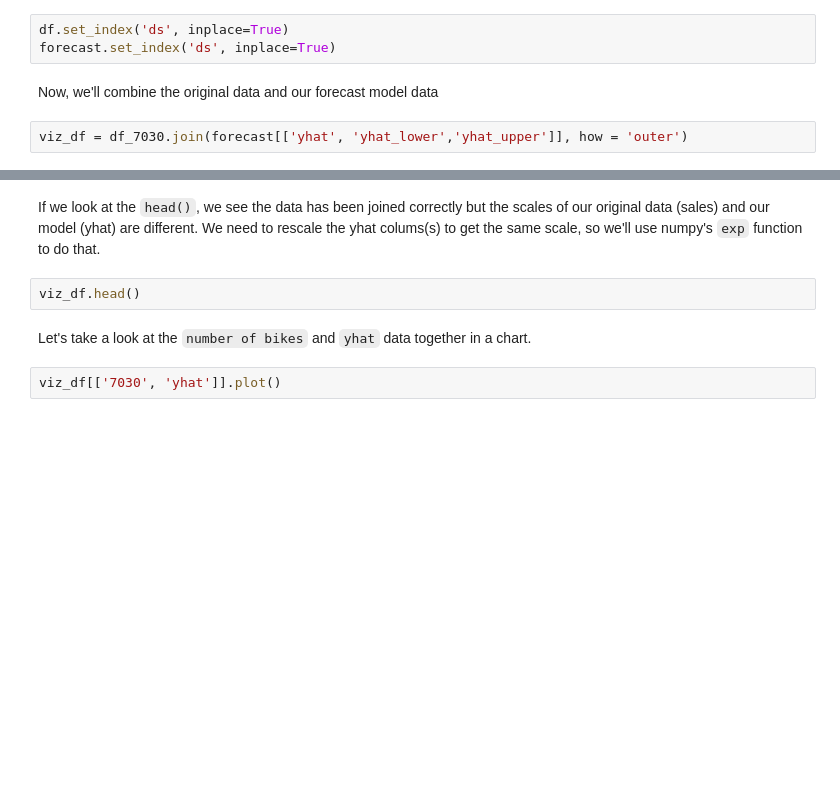
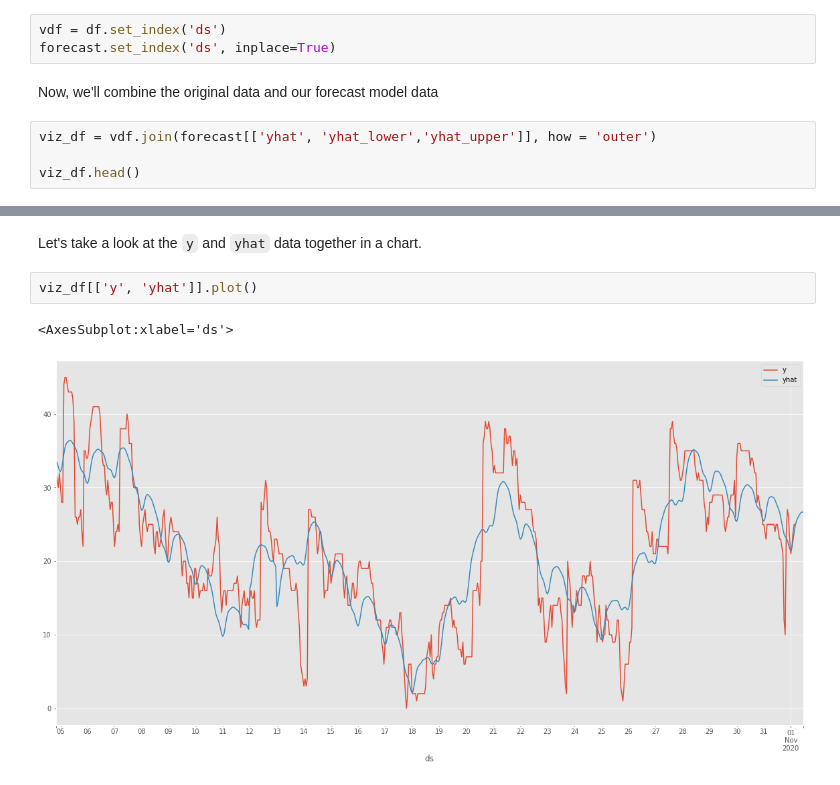
Before and after one commit to alechfho/timeseries-lab, a Jupyter notebook: fbprophet_bike_share.ipynb, the cells around one changed output, grey strips where cells are left out. Cells and saved outputs as stored; diff of their text form; blank space fills up the shorter version.

````diff
--- a/fbprophet_bike_share.ipynb
+++ b/fbprophet_bike_share.ipynb
@@ -279,9 +300,11 @@ In order to build a useful dataframe to visualize our model versus our original
 
 First, let's set our dataframes to have the same index of ```ds```
 # %%
-df.set_index('ds', inplace=True)
+vdf = df.set_index('ds')
 forecast.set_index('ds', inplace=True)
 # %% [markdown]
 Now, we'll combine the original data and our forecast model data
 # %%
-viz_df = df_7030.join(forecast[['yhat', 'yhat_lower','yhat_upper']], how = 'outer')
+viz_df = vdf.join(forecast[['yhat', 'yhat_lower','yhat_upper']], how = 'outer')
+
+viz_df.head()
@@ -288,8 +319,7 @@ viz_df = df_7030.join(forecast[['yhat', 'yhat_lower','yhat_upper']], how = 'oute
-# %% [markdown]
-If we look at the ```head()```, we see the data has been joined correctly but the scales of our original data (sales) and our model (yhat) are different. We need to rescale the yhat colums(s) to get the same scale, so we'll use numpy's ```exp``` function to do that.
-# %%
-viz_df.head()
 # %% [markdown]
-Let's take a look at the ```number of bikes``` and ```yhat``` data together in a chart.
+Let's take a look at the ```y``` and ```yhat``` data together in a chart.
 # %%
-viz_df[['7030', 'yhat']].plot()
+viz_df[['y', 'yhat']].plot()
+# %% [output]
+<AxesSubplot:xlabel='ds'>
+[figure, added]
````
Also changed, not shown: parts of 26 cells of this notebook.
